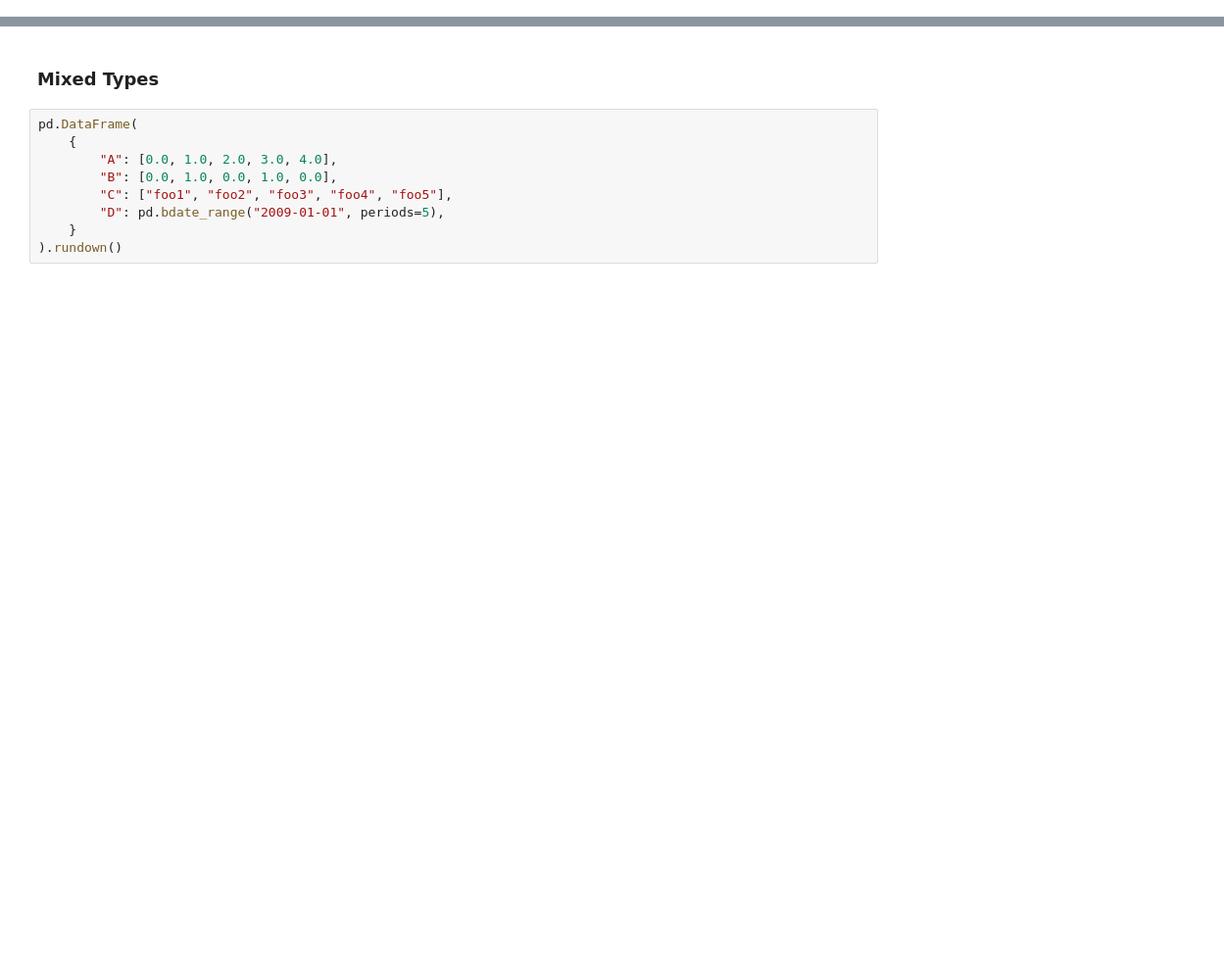
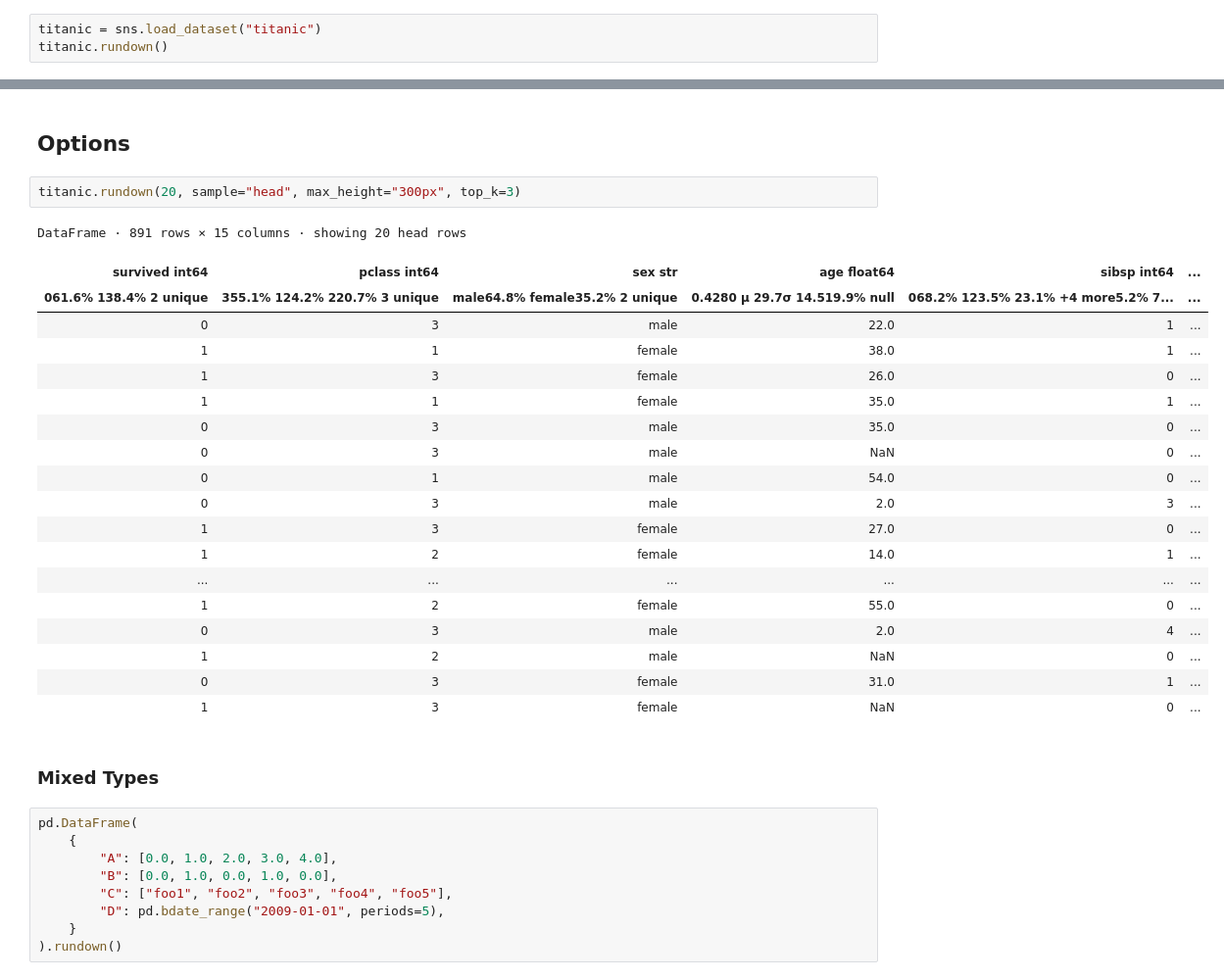
Before and after one commit to lucasdurand/rundown, a Jupyter notebook: rundown.ipynb, the cells around one changed output, grey strips where cells are left out. Shown at 98% size. Drawn from its saved outputs; the diff is of its cells as text; blank space fills up the shorter version.

```diff
--- a/rundown.ipynb
+++ b/rundown.ipynb
@@ -32,0 +15,3 @@ df.rundown()
+# %%
+titanic = sns.load_dataset("titanic")
+titanic.rundown()
@@ -33,3 +65,27 @@ df.rundown()
+# %% [markdown]
+## Options
+# %%
+titanic.rundown(20, sample="head", max_height="300px", top_k=3)
+# %% [output]
+DataFrame · 891 rows × 15 columns · showing 20 head rows
+| survived int64 | pclass int64 | sex str | age float64 | sibsp int64 | ... |
+| 061.6% 138.4% 2 unique | 355.1% 124.2% 220.7% 3 unique | male64.8% female35.2% 2 unique | 0.4280 μ 29.7σ 14.519.9% null | 068.2% 123.5% 23.1% +4 more5.2% 7... | ... |
+| 0 | 3 | male | 22.0 | 1 | ... |
+| 1 | 1 | female | 38.0 | 1 | ... |
+| 1 | 3 | female | 26.0 | 0 | ... |
+| 1 | 1 | female | 35.0 | 1 | ... |
+| 0 | 3 | male | 35.0 | 0 | ... |
+| 0 | 3 | male | NaN | 0 | ... |
+| 0 | 1 | male | 54.0 | 0 | ... |
+| 0 | 3 | male | 2.0 | 3 | ... |
+| 1 | 3 | female | 27.0 | 0 | ... |
+| 1 | 2 | female | 14.0 | 1 | ... |
+| ... | ... | ... | ... | ... | ... |
+| 1 | 2 | female | 55.0 | 0 | ... |
+| 0 | 3 | male | 2.0 | 4 | ... |
+| 1 | 2 | male | NaN | 0 | ... |
+| 0 | 3 | female | 31.0 | 1 | ... |
+| 1 | 3 | female | NaN | 0 | ... |
 # %% [markdown]
 ### Mixed Types
 # %%
```
Also changed, not shown: parts of 13 cells of this notebook, 14 other files.
